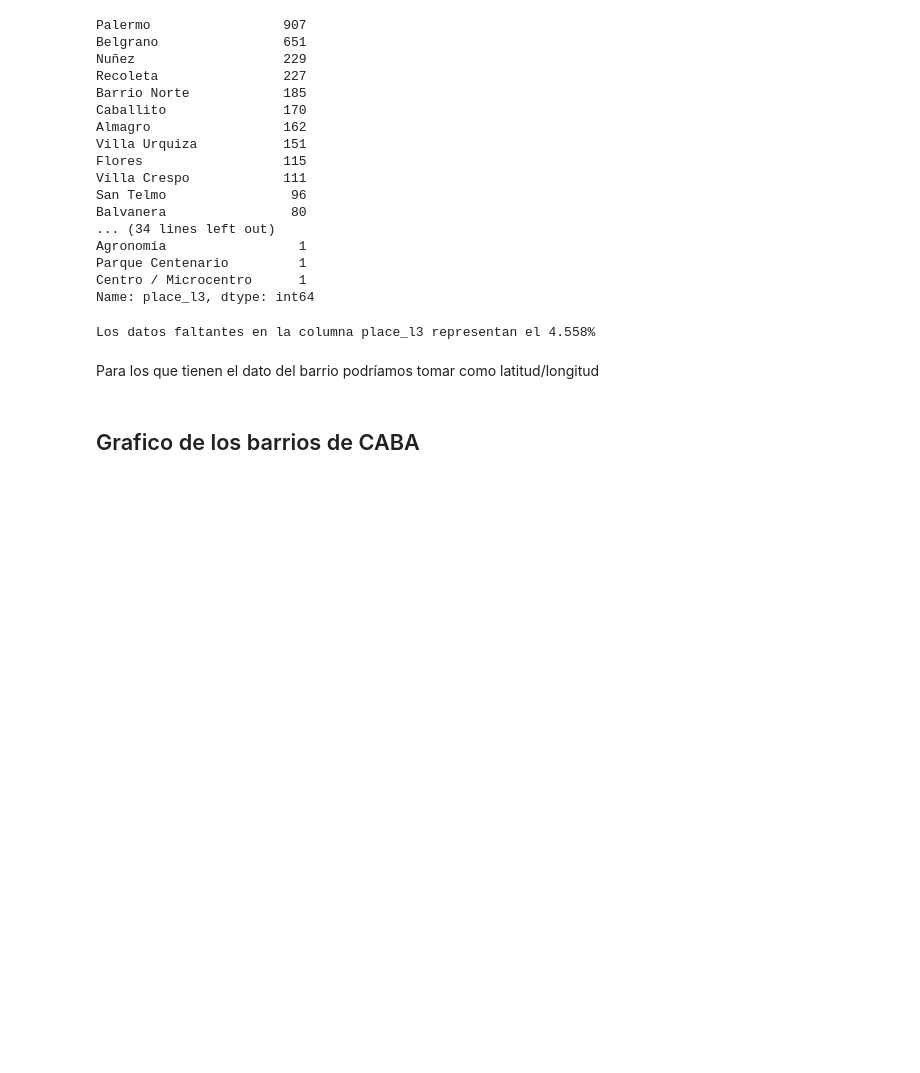
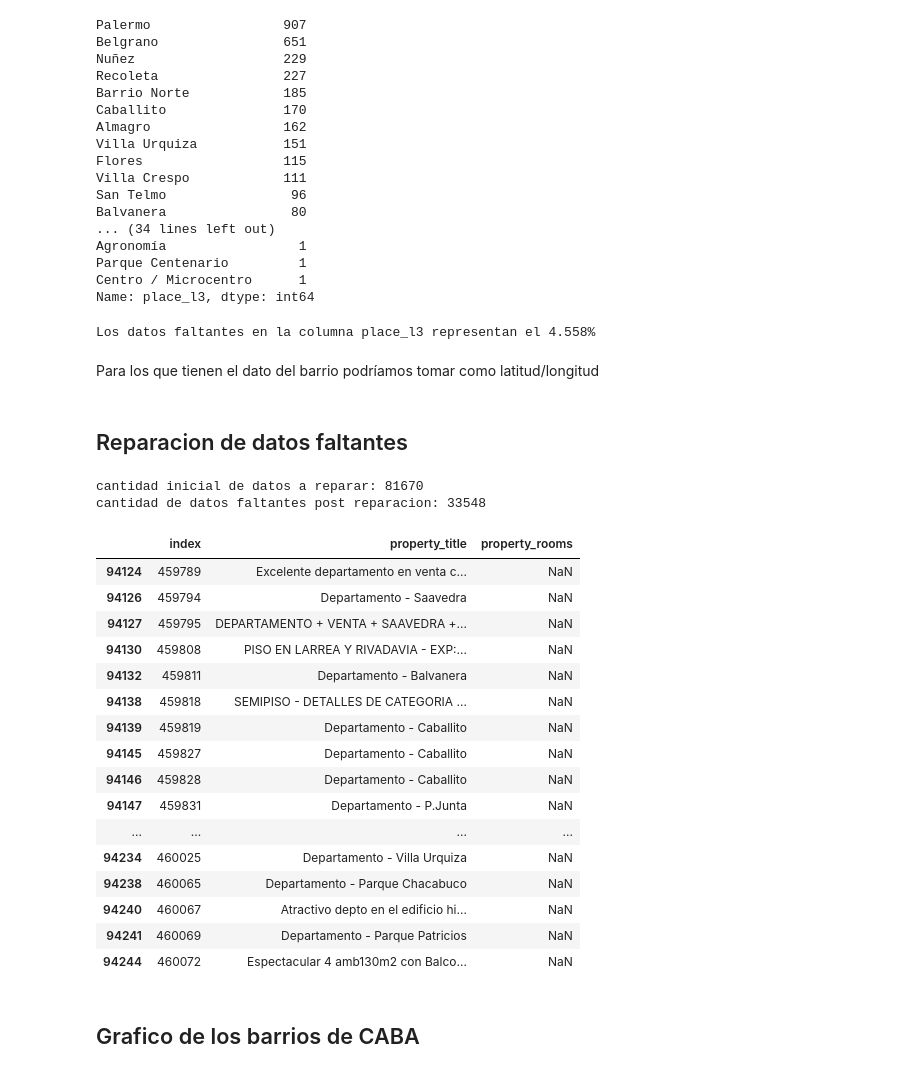
Before and after one commit to Naza26/7506R-2C2022-GRUPO01, a Jupyter notebook: 7506R_TP1_GRUPO1_ENTREGA.ipynb, the cells around one changed output. Cells and saved outputs as stored; diff of their text form; code cells hidden in the pictures; blank space fills up the shorter version.

Commit message:
reparo datos faltantes en los rooms a partir del prop_title

```diff
--- a/7506R_TP1_GRUPO1_ENTREGA.ipynb
+++ b/7506R_TP1_GRUPO1_ENTREGA.ipynb
@@ -858,6 +844,63 @@ print(f"Los datos faltantes en la columna place_l3 representan el {round(percent
 Los datos faltantes en la columna place_l3 representan el 4.558%
 # %% [markdown]
 Para los que tienen el dato del barrio podríamos tomar como latitud/longitud
+# %% [markdown]
+## Reparacion de datos faltantes
+# %%
+#Me falta arreglar la segunda regex para que tome titulos asi: Espectacular 4 amb130m2 con Balcon Terraza!!!
+
+datos_a_reparar = ds_filtrado[['property_title', 'property_rooms']].reset_index()
+
+print(f"cantidad inicial de datos a reparar: {len(datos_a_reparar[datos_a_reparar['property_rooms'].isna()])}")
+
+ambientes_faltantes = datos_a_reparar[datos_a_reparar['property_rooms'].isna()]
+ambientes_faltantes
+regex = re.compile(r"(\d+ \bambientes?\b)")
+regex2 = re.compile(r"(\d+\ \b\bamb\b *)")
+a = {}
+for titulo in ambientes_faltantes.property_title:
+    if (len(re.findall(regex, titulo.lower())) > 0):
+        a[titulo] = re.findall(regex, titulo.lower())
+    if (len(re.findall(regex2, titulo.lower())) > 0):
+        a[titulo] = re.findall(regex2, titulo.lower())
+
+cantidad_filas = len(datos_a_reparar)
+indice = 0
+
+dic_de_ambientes = {"un": float(1), "dos": float(2), "tres": float(3), "cuatro": float(4), "cinco": float(5), "seis": float(6)}
+
+for titulo in datos_a_reparar.property_title:
+    if titulo in a and indice < cantidad_filas:
+        if (len(a[titulo]) > 0):
+            datos_a_reparar.loc[indice, 'property_rooms'] =  float("".join(a[titulo]).split(" ")[0])
+    if ("monoambiente" in titulo.lower()):
+            datos_a_reparar.loc[indice, 'property_rooms'] =  float(1)
+    indice += 1
+
+ds_filtrado.property_rooms = datos_a_reparar.property_rooms
+print(f"cantidad de datos faltantes post reparacion: {len(datos_a_reparar[datos_a_reparar['property_rooms'].isna()])}")
+
+datos_a_reparar[datos_a_reparar['property_rooms'].isna()].tail(50)
+# %% [output]
+cantidad inicial de datos a reparar: 81670
+cantidad de datos faltantes post reparacion: 33548
+|  | index | property_title | property_rooms |
+| 94124 | 459789 | Excelente departamento en venta c... | NaN |
+| 94126 | 459794 | Departamento - Saavedra | NaN |
+| 94127 | 459795 | DEPARTAMENTO + VENTA + SAAVEDRA +... | NaN |
+| 94130 | 459808 | PISO EN LARREA Y RIVADAVIA - EXP:... | NaN |
+| 94132 | 459811 | Departamento - Balvanera | NaN |
+| 94138 | 459818 | SEMIPISO - DETALLES DE CATEGORIA ... | NaN |
+| 94139 | 459819 | Departamento - Caballito | NaN |
+| 94145 | 459827 | Departamento - Caballito | NaN |
+| 94146 | 459828 | Departamento - Caballito | NaN |
+| 94147 | 459831 | Departamento - P.Junta | NaN |
+| ... | ... | ... | ... |
+| 94234 | 460025 | Departamento - Villa Urquiza | NaN |
+| 94238 | 460065 | Departamento - Parque Chacabuco | NaN |
+| 94240 | 460067 | Atractivo depto en el edificio hi... | NaN |
+| 94241 | 460069 | Departamento - Parque Patricios | NaN |
+| 94244 | 460072 | Espectacular 4 amb130m2 con Balco... | NaN |
 # %% [markdown]
 ## Grafico de los barrios de CABA
 # %%
```
Also changed, not shown: parts of 6 cells of this notebook.
